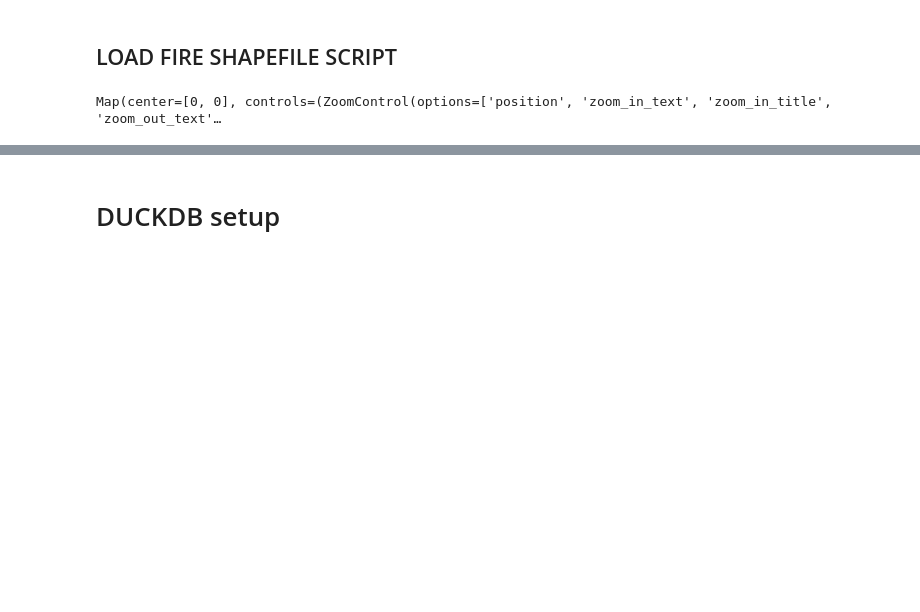
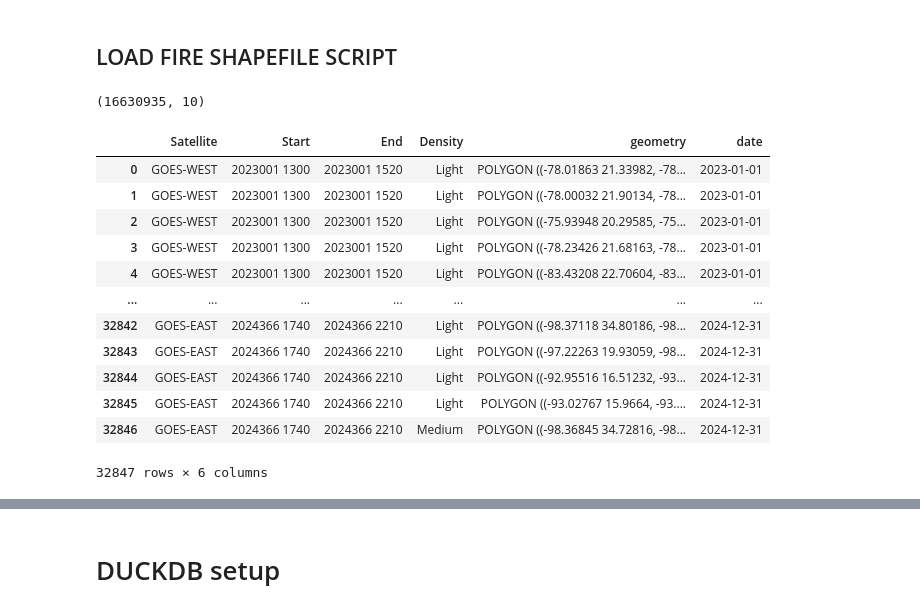
Before and after one commit to txchnothunder/Stats170BSeniorProject, a Jupyter notebook: Capstone.ipynb, the cells around one changed output, grey strips where cells are left out. Saved outputs shown, nothing was run; the diff lists cells and outputs as text; code cells hidden in the pictures; blank space fills up the shorter version.

```diff
--- a/Capstone.ipynb
+++ b/Capstone.ipynb
@@ -150,4 +123,20 @@ m = leafmap.Map(center=[0,0], zoom=2)
 # %%
-m
+all_fire_gdf.shape
 # %% [output]
-Map(center=[0, 0], controls=(ZoomControl(options=['position', 'zoom_in_text', 'zoom_in_title', 'zoom_out_text'…
+(16630935, 10)
+# %%
+all_smoke_gdf
+# %% [output]
+|  | Satellite | Start | End | Density | geometry | date |
+| 0 | GOES-WEST | 2023001 1300 | 2023001 1520 | Light | POLYGON ((-78.01863 21.33982, -78... | 2023-01-01 |
+| 1 | GOES-WEST | 2023001 1300 | 2023001 1520 | Light | POLYGON ((-78.00032 21.90134, -78... | 2023-01-01 |
+| 2 | GOES-WEST | 2023001 1300 | 2023001 1520 | Light | POLYGON ((-75.93948 20.29585, -75... | 2023-01-01 |
+| 3 | GOES-WEST | 2023001 1300 | 2023001 1520 | Light | POLYGON ((-78.23426 21.68163, -78... | 2023-01-01 |
+| 4 | GOES-WEST | 2023001 1300 | 2023001 1520 | Light | POLYGON ((-83.43208 22.70604, -83... | 2023-01-01 |
+| ... | ... | ... | ... | ... | ... | ... |
+| 32842 | GOES-EAST | 2024366 1740 | 2024366 2210 | Light | POLYGON ((-98.37118 34.80186, -98... | 2024-12-31 |
+| 32843 | GOES-EAST | 2024366 1740 | 2024366 2210 | Light | POLYGON ((-97.22263 19.93059, -98... | 2024-12-31 |
+| 32844 | GOES-EAST | 2024366 1740 | 2024366 2210 | Light | POLYGON ((-92.95516 16.51232, -93... | 2024-12-31 |
+| 32845 | GOES-EAST | 2024366 1740 | 2024366 2210 | Light | POLYGON ((-93.02767 15.9664, -93.... | 2024-12-31 |
+| 32846 | GOES-EAST | 2024366 1740 | 2024366 2210 | Medium | POLYGON ((-98.36845 34.72816, -98... | 2024-12-31 |
+32847 rows × 6 columns
```
Also changed, not shown: parts of 32 cells of this notebook.
